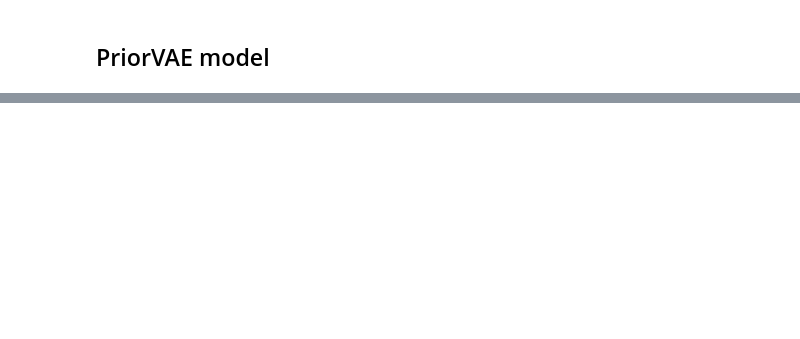
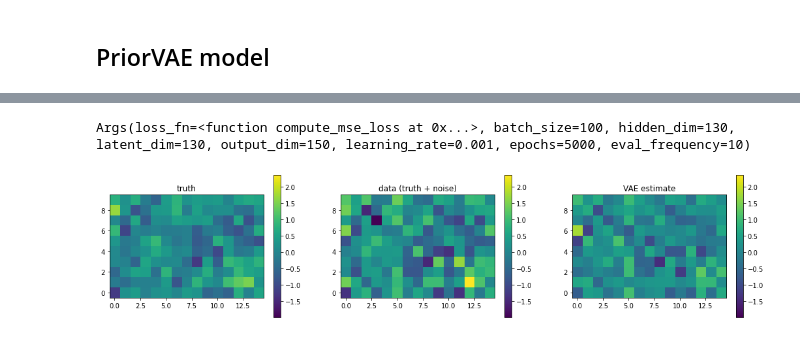
Before and after one commit to salfaris/PriorVGAE, a Jupyter notebook: car_priorVAE_from_scratch.ipynb, the cells around one changed output, grey strips where cells are left out. Drawn from its saved outputs; the diff is of its cells as text; code cells hidden in the pictures; blank space fills up the shorter version.

```diff
--- a/car_priorVAE_from_scratch.ipynb
+++ b/car_priorVAE_from_scratch.ipynb
@@ -319,0 +479,16 @@ for i in range(5):
+# %%
+RNG_KEY, rng_mcmc = jax.random.split(RNG_KEY)
+
+# Inference time
+start = time.time()
+init_strategy = init_to_median(num_samples=10)
+kernel = NUTS(vae_predictive_model, init_strategy=init_strategy)
+mcmc = MCMC(
+    kernel,
+    num_warmup=2000,
+    num_samples=2000,
+)
+mcmc.run(rng_mcmc, CAR_ARGS, y=y_data)
+mcmc_samples = mcmc.get_samples()
+mcmc.print_summary(exclude_deterministic=False)
+t_elapsed = time.time() - start
@@ -319,0 +521,22 @@ for i in range(5):
+# %%
+# Posterior predictive
+RNG_KEY, rng_pred = jax.random.split(RNG_KEY)
+
+posterior_predictions = Predictive(vae_predictive_model, mcmc_samples)(rng_pred, CAR_ARGS)
+post_obs = posterior_predictions['car_vae']
+
+mean_post_pred_vae = np.mean(post_obs, axis=0)
+bci_vae_2_5 = np.quantile(post_obs, 0.025, axis=0)
+bci_vae_97_5 = np.quantile(post_obs, 0.975, axis=0)
+hpdi_post_pred_vae = hpdi(post_obs, 0.9)
+
+print(ARGS)
+plotting.plot_images_from_arrays(
+    arrays=[y_truth, y_data, mean_post_pred_vae],
+    titles=['truth', 'data (truth + noise)', 'VAE estimate'],
+    figsize=(18, 4),
+    image_shape=IMAGE_SHAPE,
+);
+# %% [output]
+Args(loss_fn=<function compute_mse_loss at 0x...>, batch_size=100, hidden_dim=130, latent_dim=130, output_dim=150, learning_rate=0.001, epochs=5000, eval_frequency=10)
+[figure, added]
```
Also changed, not shown: parts of 26 cells of this notebook.
